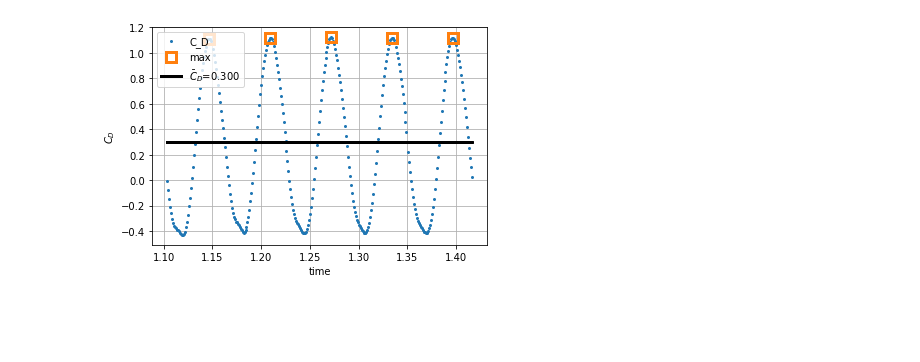
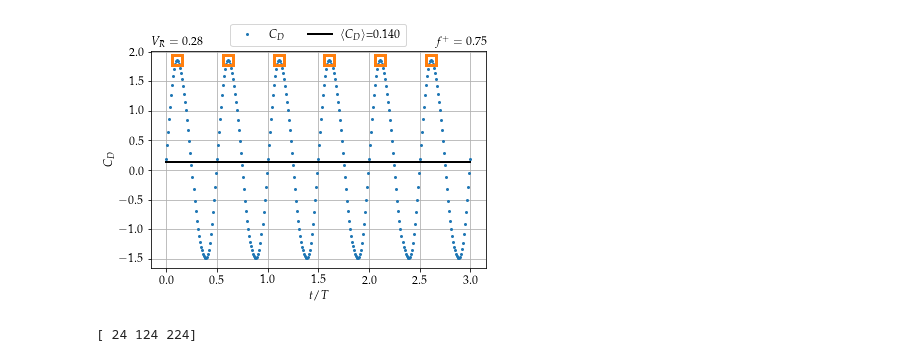
Before and after one commit to AndresPedemonteFIUBA/alaBatiente, a Jupyter notebook: Scripts/lee_fuerza.ipynb, the cells around one changed output. Saved outputs shown, nothing was run; the diff lists cells and outputs as text; code cells hidden in the pictures; blank space fills up the shorter version.

```diff
--- a/Scripts/lee_fuerza.ipynb
+++ b/Scripts/lee_fuerza.ipynb
@@ -20,17 +13,49 @@ t, Cm, Cd, Cl, Clf, Clr =  A.to_numpy().T
+# %%
+A = pd.read_csv('/home/andres/Desktop/Drag/newDomain/08310HzCD.csv',header=None,delimiter='\t')
+f=10 #Hz
+# %%
+t, Cd, Cl=  A.to_numpy().T
+td = t[263:564]
+tl = t[241:541]
+Cd=Cd[263:564]
+Cl=Cl[241:541]
+td=(td-2.663)*f
+tl=(tl-2.641)*f
+fplus=f/13.27 #Hz
 # %%
 Cd.argmax()
-nmaxs =  find_peaks(Cd,distance=50)[0]
+nmaxs =  find_peaks(Cd,distance=30)[0]
 
 Cd_m = Cd[nmaxs[0]:nmaxs[-1]].mean()
 # %%
 fig,ax = plt.subplots()
-ax.plot(t,Cd,'o',markersize=2,label='C_D')
-ax.plot(t[nmaxs],Cd[nmaxs],'s',fillstyle='none',markersize=10,markeredgewidth=3,label='max')
-ax.plot(t,Cd_m+t*0,color='k',linewidth=3,label=r'$\bar C_D$'+f'={Cd_m:.3f}')
-ax.set_xlabel('time')
-ax.set_ylabel('$C_D$')
+plt.rcParams['text.usetex'] = True
+plt.rcParams.update({
+    "text.usetex": True,
+    "font.family": "serif",
+    "font.serif": ["Palatino"],
+})
+ax.plot(td,Cd,'o',markersize=2,label='$C_D$')
+ax.plot(td[nmaxs],Cd[nmaxs],'s',fillstyle='none',markersize=10,markeredgewidth=3)#,label='Máximo')
+ax.plot(td,Cd_m+td*0,color='k',linewidth=2,label=r'$\langle C_D \rangle$'+f'={Cd_m:.3f}')
+ax.set_xlabel('$t/T$',size=12)
+ax.set_ylabel('$C_D$',size=12)
+plt.xticks(fontsize=12)
+plt.yticks(fontsize=12)
+ax.set_title('$V_R=0.28$',loc='left')
+ax.set_title('$f^+={:0.2f}$'.format(fplus),loc='right')
 ax.grid()
-ax.legend()
-tikz_save('CD_ref.tikz')
+ax.legend(prop={'size': 11})
+plt.legend(bbox_to_anchor=(0.5, 1.15), loc='upper center', ncol=2, fontsize=12)
+#tikz_save('CD_ref.tikz')
+plt.savefig('CD-083ms-10Hz.pdf')
+plt.savefig('CD-083ms-10Hz.png')
 # %% [output]
-[figure, old version]
+[figure, new version]
+# %%
+Cl.argmax()
+nmaxs =  find_peaks(Cl,distance=40)[0]
+print(nmaxs)
+Cl_m = Cl[nmaxs[0]:nmaxs[-1]].mean()
+# %% [output]
+[ 24 124 224]
```
Also changed, not shown: parts of 4 cells of this notebook, 3 other files.
